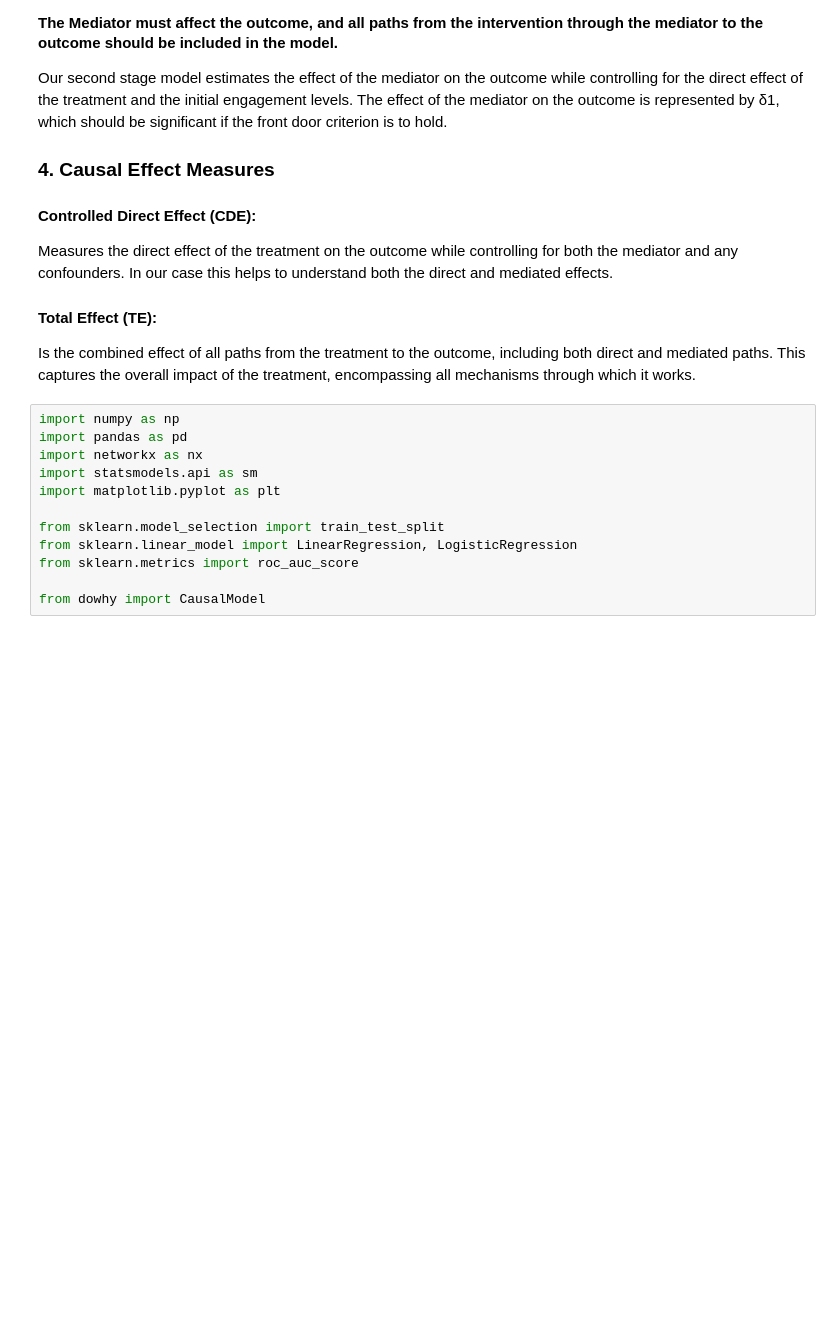
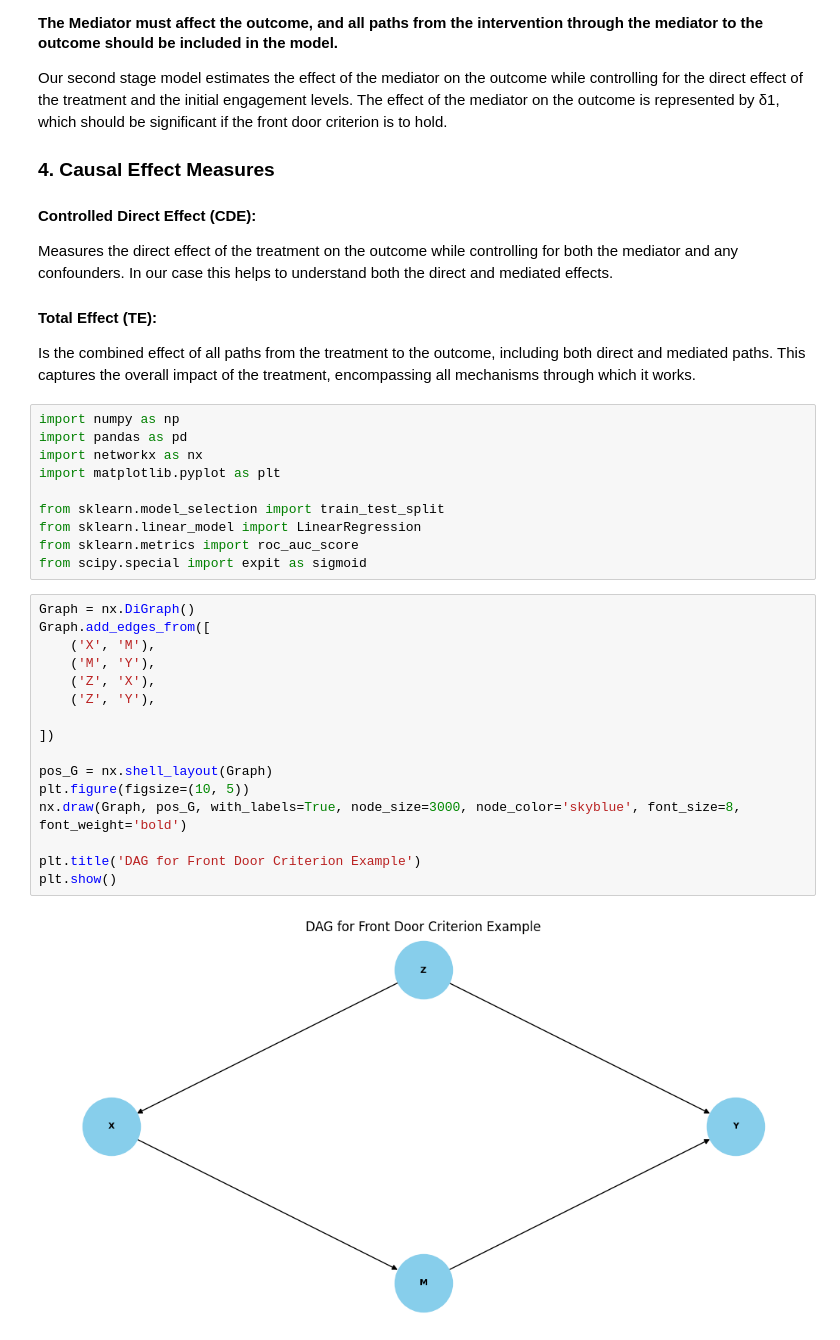
Before and after one commit to MaxiStahl1992/advanced-workbook-code, a Jupyter notebook: task4_full.ipynb, the cells around one changed output. Saved outputs shown, nothing was run; the diff lists cells and outputs as text; blank space fills up the shorter version.

```diff
--- a/task4_full.ipynb
+++ b/task4_full.ipynb
@@ -60,14 +60,30 @@ Is the combined effect of all paths from the treatment to the outcome, including
 import numpy as np
 import pandas as pd
 import networkx as nx
-import statsmodels.api as sm
 import matplotlib.pyplot as plt
 
 from sklearn.model_selection import train_test_split
-from sklearn.linear_model import LinearRegression, LogisticRegression
+from sklearn.linear_model import LinearRegression
 from sklearn.metrics import roc_auc_score
-
-from dowhy import CausalModel
+from scipy.special import expit as sigmoid
+# %%
+Graph = nx.DiGraph()
+Graph.add_edges_from([
+    ('X', 'M'),
+    ('M', 'Y'),
+    ('Z', 'X'),
+    ('Z', 'Y'),
+
+])
+
+pos_G = nx.shell_layout(Graph)
+plt.figure(figsize=(10, 5))
+nx.draw(Graph, pos_G, with_labels=True, node_size=3000, node_color='skyblue', font_size=8, font_weight='bold')
+
+plt.title('DAG for Front Door Criterion Example')
+plt.show()
+# %% [output]
+[figure, added]
 # %%
 # Create a directed graph
 G = nx.DiGraph()
```
Also changed, not shown: parts of 7 cells of this notebook.
